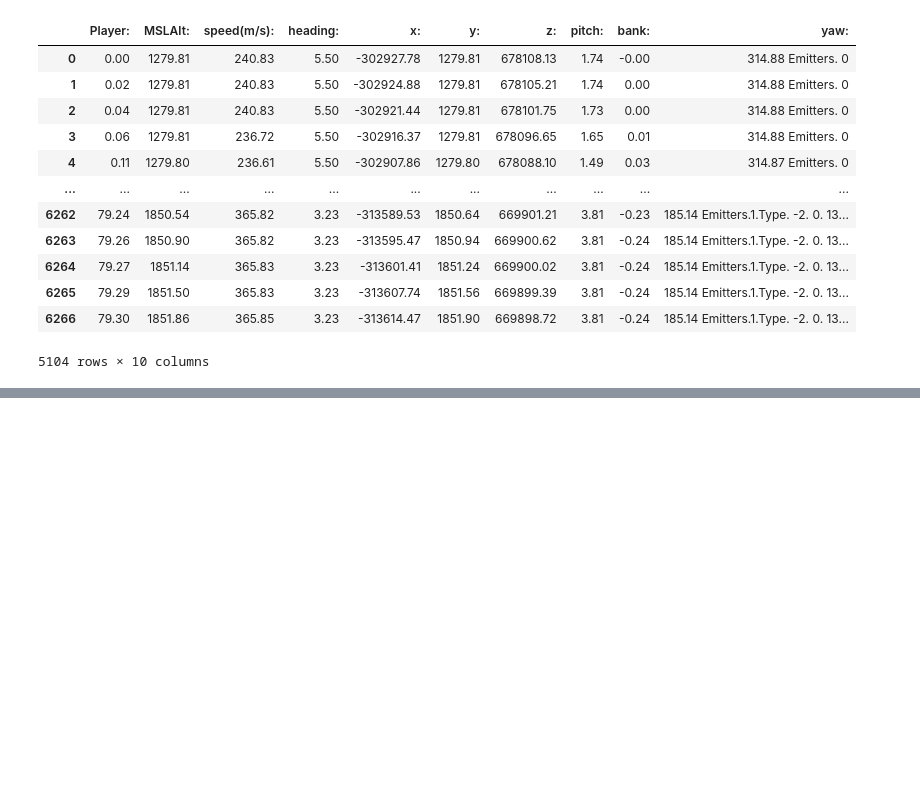
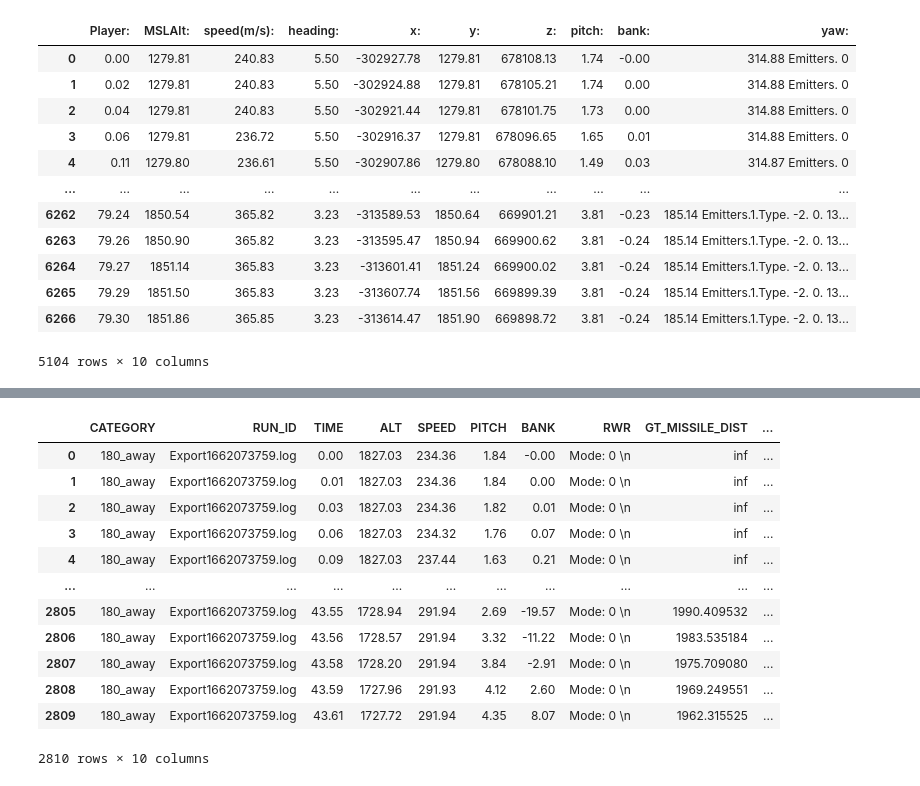
Before and after one commit to SnekCode/DCSDataExport, a Jupyter notebook: data_processing/preprocessing_scratchpad.ipynb, the cells around one changed output, grey strips where cells are left out. Cells and saved outputs as stored; diff of their text form; code cells hidden in the pictures; blank space fills up the shorter version.

```diff
--- a/data_processing/preprocessing_scratchpad.ipynb
+++ b/data_processing/preprocessing_scratchpad.ipynb
@@ -91,0 +338,6 @@ df.applymap(lambda x: re.sub(sub_pattern, '', x))
+# %%
+for i, df in enumerate(dataset_dfs):
+    impact = dataset_event_dfs[i].iloc[0,2]
+    dataset_dfs[i] = dataset_dfs[i].apply(t_until_impact, axis=1, impact=impact)
+
+print(dataset_dfs[2]['T_UNTIL_IMPACT'])
@@ -91,0 +357,17 @@ df.applymap(lambda x: re.sub(sub_pattern, '', x))
+# %%
+df = dataset_dfs[0]
+df
+# %% [output]
+|  | CATEGORY | RUN_ID | TIME | ALT | SPEED | PITCH | BANK | RWR | GT_MISSILE_DIST | ... |
+| 0 | 180_away | Export1662073759.log | 0.00 | 1827.03 | 234.36 | 1.84 | -0.00 | Mode: 0 \n | inf | ... |
+| 1 | 180_away | Export1662073759.log | 0.01 | 1827.03 | 234.36 | 1.84 | 0.00 | Mode: 0 \n | inf | ... |
+| 2 | 180_away | Export1662073759.log | 0.03 | 1827.03 | 234.36 | 1.82 | 0.01 | Mode: 0 \n | inf | ... |
+| 3 | 180_away | Export1662073759.log | 0.06 | 1827.03 | 234.32 | 1.76 | 0.07 | Mode: 0 \n | inf | ... |
+| 4 | 180_away | Export1662073759.log | 0.09 | 1827.03 | 237.44 | 1.63 | 0.21 | Mode: 0 \n | inf | ... |
+| ... | ... | ... | ... | ... | ... | ... | ... | ... | ... | ... |
+| 2805 | 180_away | Export1662073759.log | 43.55 | 1728.94 | 291.94 | 2.69 | -19.57 | Mode: 0 \n | 1990.409532 | ... |
+| 2806 | 180_away | Export1662073759.log | 43.56 | 1728.57 | 291.94 | 3.32 | -11.22 | Mode: 0 \n | 1983.535184 | ... |
+| 2807 | 180_away | Export1662073759.log | 43.58 | 1728.20 | 291.94 | 3.84 | -2.91 | Mode: 0 \n | 1975.709080 | ... |
+| 2808 | 180_away | Export1662073759.log | 43.59 | 1727.96 | 291.93 | 4.12 | 2.60 | Mode: 0 \n | 1969.249551 | ... |
+| 2809 | 180_away | Export1662073759.log | 43.61 | 1727.72 | 291.94 | 4.35 | 8.07 | Mode: 0 \n | 1962.315525 | ... |
+2810 rows × 10 columns
```
Also changed, not shown: parts of 23 cells of this notebook, 5 other files.
